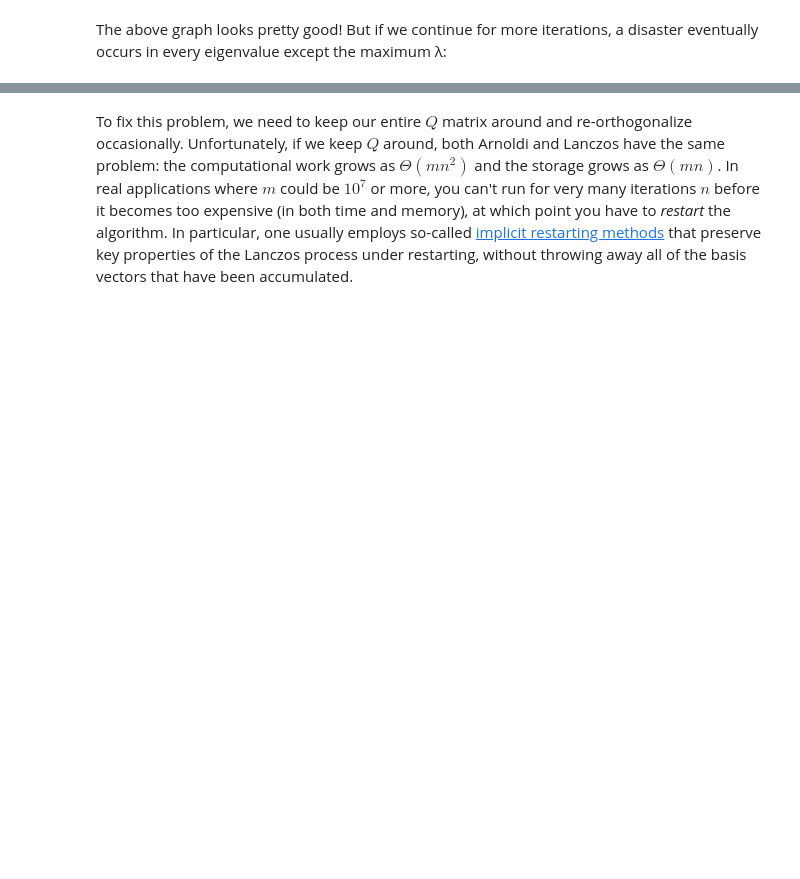
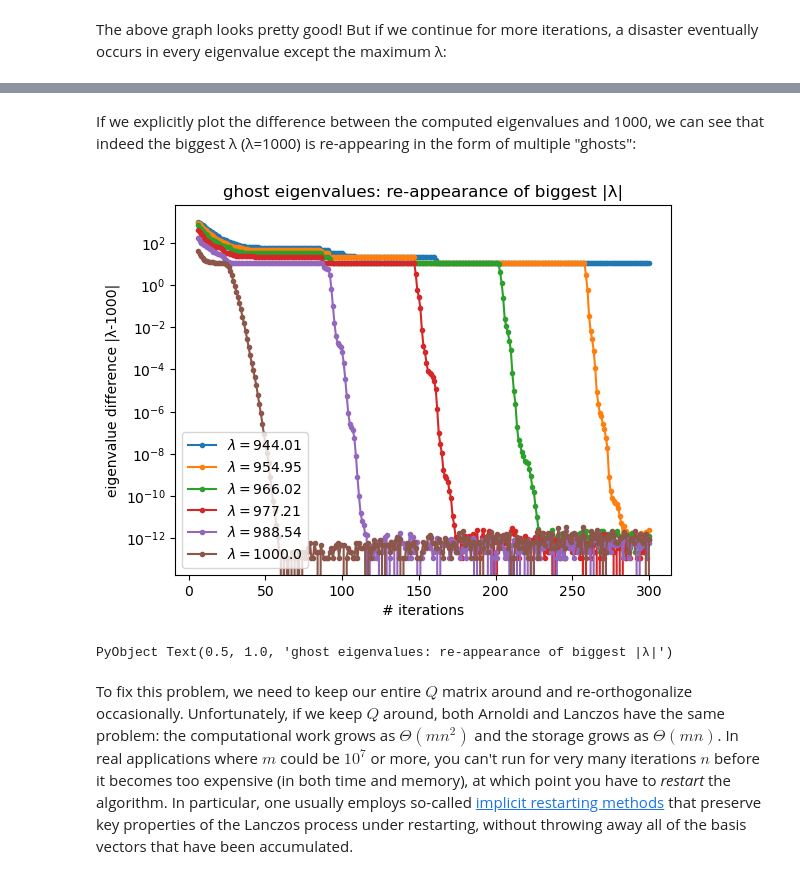
Before and after one commit to mitmath/18335, a Jupyter notebook: notes/Arnoldi.ipynb, the cells around one changed output, grey strips where cells are left out. Saved outputs shown, nothing was run; the diff lists cells and outputs as text; code cells hidden in the pictures; blank space fills up the shorter version.

```diff
--- a/notes/Arnoldi.ipynb
+++ b/notes/Arnoldi.ipynb
@@ -330,3 +330,15 @@ PyObject Text(0.5, 1, 'convergence of Lanczos: ghost eigenvalues')
+# %% [markdown]
+If we explicitly plot the difference between the computed eigenvalues and 1000, we can see that indeed the biggest λ (λ=1000) is re-appearing in the form of multiple "ghosts":
+# %%
+T′ = lanczos(Aₕ, b, 300)
+semilogy(nev:size(T′,2), lanczos_convergence(T′, λ.^0*maximum(λ), nev)[1], ".-")
+legend(["\$\\lambda = $(round.(λ[end-nev+n],digits=2))\$" for n in 1:nev], loc="lower left")
+ylabel("eigenvalue difference |λ-1000|")
+xlabel("# iterations")
+title("ghost eigenvalues: re-appearance of biggest |λ|")
+# %% [output]
+[figure, added]
+PyObject Text(0.5, 1.0, 'ghost eigenvalues: re-appearance of biggest |λ|')
 # %% [markdown]
 To fix this problem, we need to keep our entire $Q$ matrix around and re-orthogonalize occasionally.  Unfortunately, if we keep $Q$ around, both Arnoldi and Lanczos have the same problem: the computational work grows as $\Theta(mn^2)$ and the storage grows as $\Theta(mn)$.  In real applications where $m$ could be $10^7$ or more, you can't run for very many iterations $n$ before it becomes too expensive (in both time and memory), at which point you have to *restart* the algorithm.   In particular, one usually employs so-called [implicit restarting methods](http://web.eecs.utk.edu/~dongarra/etemplates/node118.html) that preserve key properties of the Lanczos process under restarting, without throwing away all of the basis vectors that have been accumulated.
 # %% [markdown]
```
Also changed, not shown: parts of 17 cells of this notebook.
